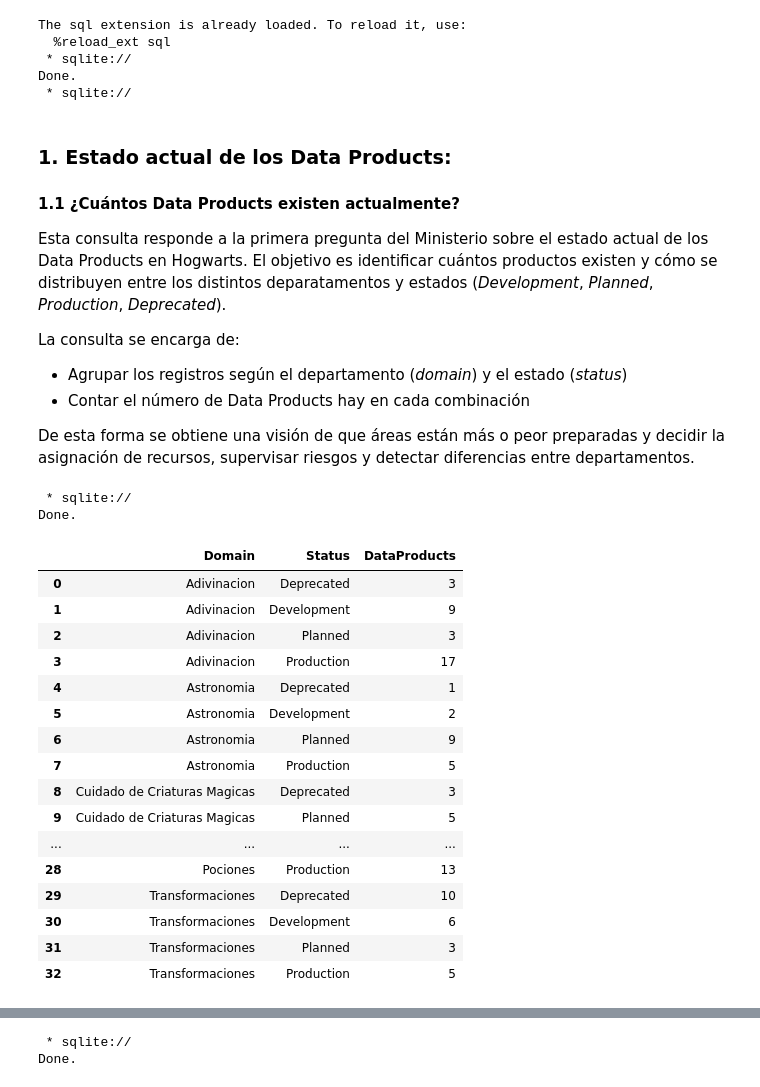
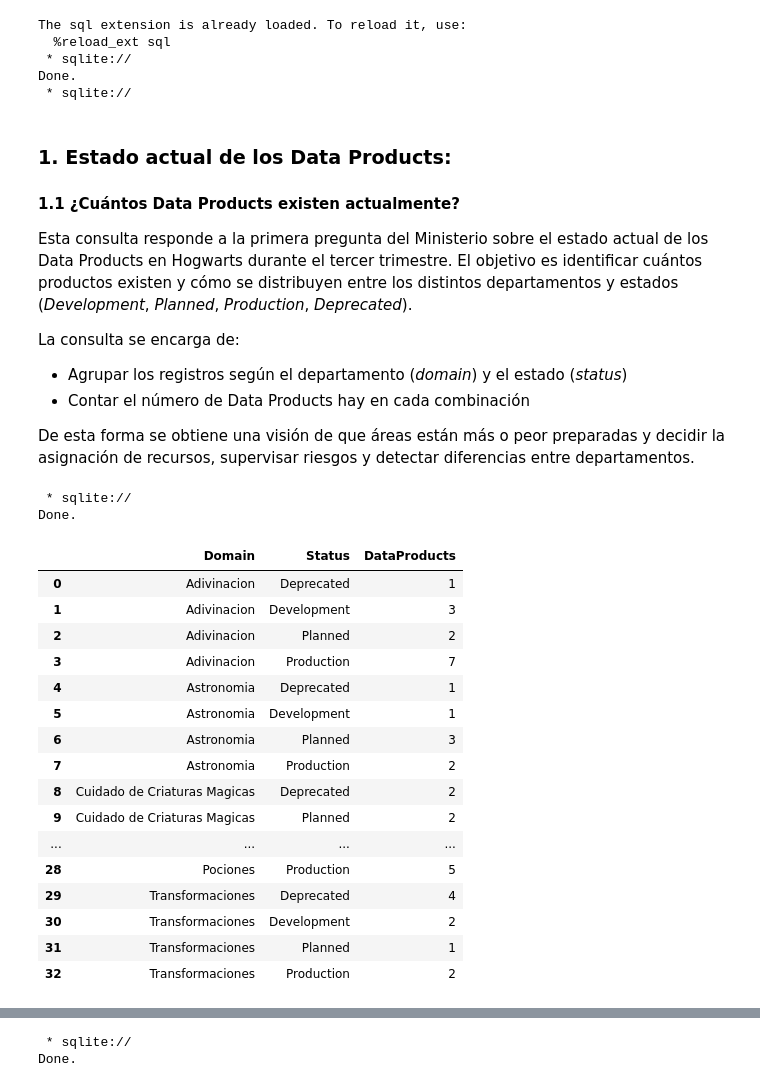
Before and after one commit to tvarmar/PEIA_P1_Hogwarts_DataProducts, a Jupyter notebook: TaniaEvoraVargasMartinez-ProgramacionEntornosIA-Python.ipynb, the cells around one changed output, grey strips where cells are left out. Drawn from its saved outputs; the diff is of its cells as text; code cells hidden in the pictures.

```diff
--- a/TaniaEvoraVargasMartinez-ProgramacionEntornosIA-Python.ipynb
+++ b/TaniaEvoraVargasMartinez-ProgramacionEntornosIA-Python.ipynb
@@ -216,7 +215,7 @@ Done.
 # %% [markdown]
 ### 1. Estado actual de los Data Products:
 #### 1.1 ¿Cuántos Data Products existen actualmente?
-Esta consulta responde a la primera pregunta del Ministerio sobre el estado actual de los Data Products en Hogwarts. El objetivo es identificar cuántos productos existen y cómo se distribuyen entre los distintos deparatamentos y estados (*Development*, *Planned*, *Production*, *Deprecated*).
+Esta consulta responde a la primera pregunta del Ministerio sobre el estado actual de los Data Products en Hogwarts durante el tercer trimestre. El objetivo es identificar cuántos productos existen y cómo se distribuyen entre los distintos departamentos y estados (*Development*, *Planned*, *Production*, *Deprecated*).
 
 La consulta se encarga de:
 - Agrupar los registros según el departamento (*domain*) y el estado (*status*)
@@ -226,32 +225,33 @@ De esta forma se obtiene una visión de que áreas están más o peor preparadas
 # %%
 query = """
   SELECT Domain, Status,
          COUNT(ID) AS DataProducts
   FROM trimestres_2024
+  WHERE Trimester = 3
   GROUP BY Domain, Status;
 """
 result_11 = %sql {query}
 result_11_df = result_11.DataFrame()
 result_11_df
 # %% [output]
  * sqlite://
 Done.
 |  | Domain | Status | DataProducts |
-| 0 | Adivinacion | Deprecated | 3 |
-| 1 | Adivinacion | Development | 9 |
-| 2 | Adivinacion | Planned | 3 |
-| 3 | Adivinacion | Production | 17 |
+| 0 | Adivinacion | Deprecated | 1 |
+| 1 | Adivinacion | Development | 3 |
+| 2 | Adivinacion | Planned | 2 |
+| 3 | Adivinacion | Production | 7 |
 | 4 | Astronomia | Deprecated | 1 |
-| 5 | Astronomia | Development | 2 |
-| 6 | Astronomia | Planned | 9 |
-| 7 | Astronomia | Production | 5 |
-| 8 | Cuidado de Criaturas Magicas | Deprecated | 3 |
-| 9 | Cuidado de Criaturas Magicas | Planned | 5 |
+| 5 | Astronomia | Development | 1 |
+| 6 | Astronomia | Planned | 3 |
+| 7 | Astronomia | Production | 2 |
+| 8 | Cuidado de Criaturas Magicas | Deprecated | 2 |
+| 9 | Cuidado de Criaturas Magicas | Planned | 2 |
 | ... | ... | ... | ... |
-| 28 | Pociones | Production | 13 |
-| 29 | Transformaciones | Deprecated | 10 |
-| 30 | Transformaciones | Development | 6 |
-| 31 | Transformaciones | Planned | 3 |
-| 32 | Transformaciones | Production | 5 |
+| 28 | Pociones | Production | 5 |
+| 29 | Transformaciones | Deprecated | 4 |
+| 30 | Transformaciones | Development | 2 |
+| 31 | Transformaciones | Planned | 1 |
+| 32 | Transformaciones | Production | 2 |
 # %% [markdown]
 A partir de los datos se observan varias diferencias entre los departamentos:
```
Also changed, not shown: parts of 22 cells of this notebook, 1 other file.
